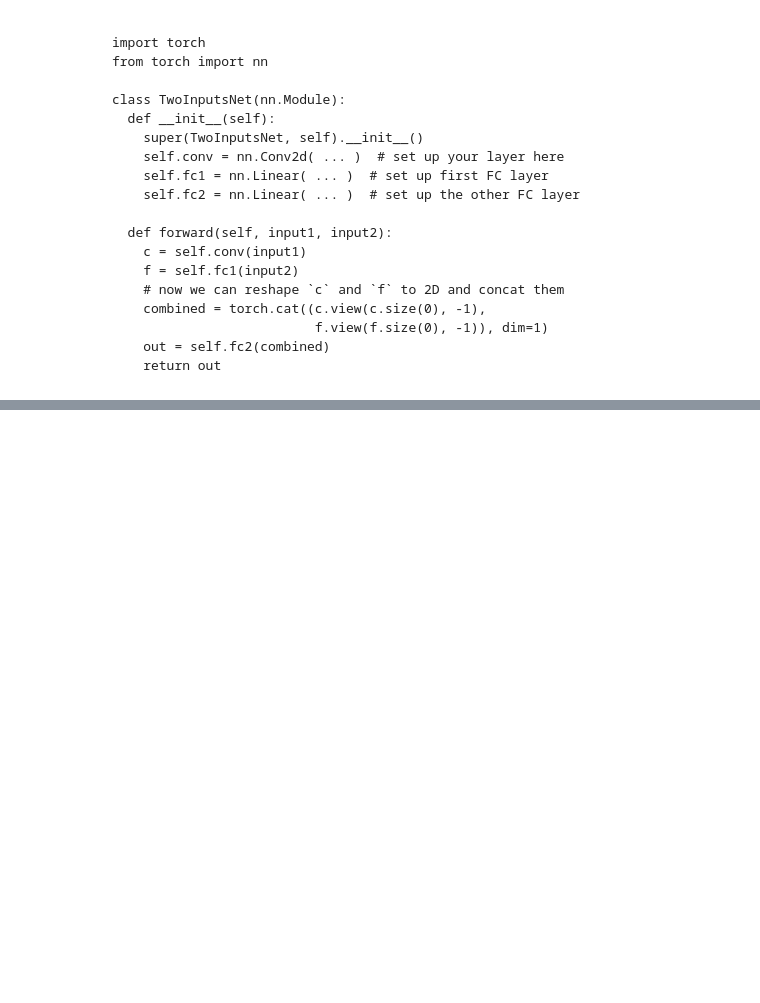
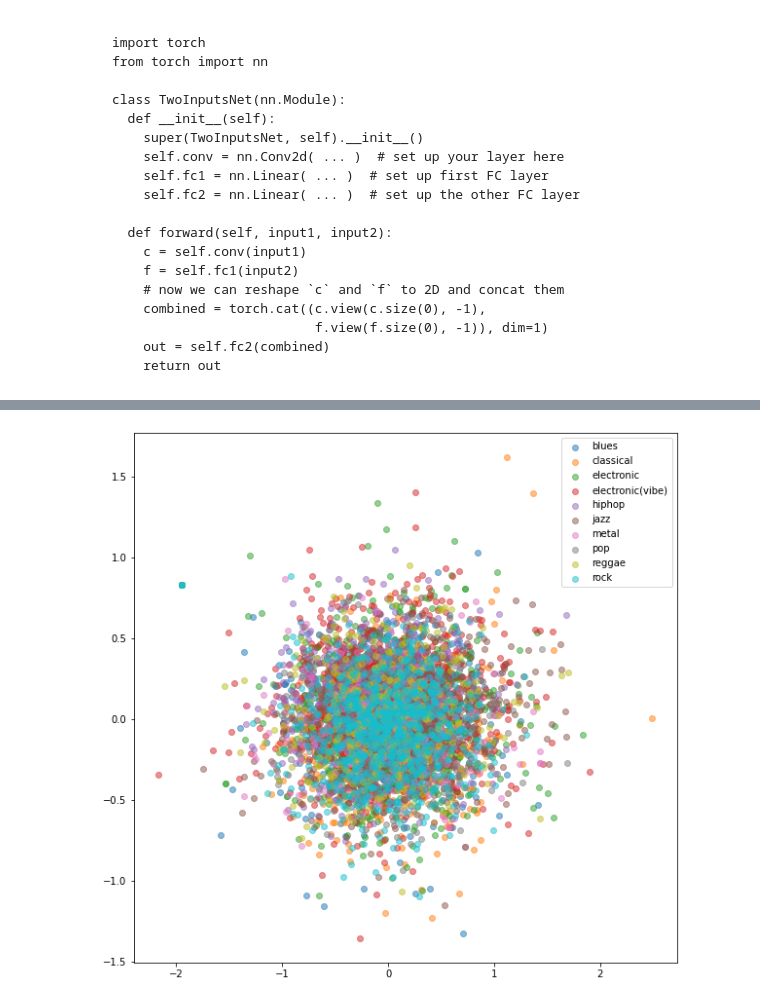
Before and after one commit to DFGANDP/Music-Recommendation-System, a Jupyter notebook: Music_System_Recommender.ipynb, the cells around one changed output, grey strips where cells are left out. Cells and saved outputs as stored; diff of their text form; code cells hidden in the pictures; blank space fills up the shorter version.

```diff
--- a/Music_System_Recommender.ipynb
+++ b/Music_System_Recommender.ipynb
@@ -1858,0 +2069,16 @@ class TwoInputsNet(nn.Module):
+# %%
+import torch.optim.lr_scheduler
+import torch.optim
+
+
+print(device)
+
+embed_model = EmbeddingNet(latent_dim=256, architecture=18).to(device)
+siamesenet = SiameseNetwork(embed_model).to(device)
+margin = 1.
+loss_fn = ContrastiveLoss(margin) # margin 2.0
+lr = 1e-3
+optimizer = torch.optim.Adam(siamesenet.parameters(), lr=lr)
+scheduler = torch.optim.lr_scheduler.StepLR(optimizer, 8, gamma=0.1, last_epoch=-1)
+n_epochs = 8
+log_interval = 50 # ?
@@ -1858,0 +2348,27 @@ class TwoInputsNet(nn.Module):
+# %%
+# funkcje uporzadkowac
+from sklearn.decomposition import PCA
+import numpy as np
+embeddings_train, labels_train = extract_embeddings(plot_dl, siamesenet)
+pca = PCA(n_components=2)
+principalComponents_train = pca.fit_transform(embeddings_train)
+# %%
+audio_classes = ['blues', 'classical', 'electronic', 'electronic(vibe)', 'hiphop', 'jazz', 'metal', 'pop', 'reggae', 'rock']
+colors = ['#1f77b4', '#ff7f0e', '#2ca02c', '#d62728',
+              '#9467bd', '#8c564b', '#e377c2', '#7f7f7f',
+              '#bcbd22', '#17becf']
+mnist_classes = {
+    "blues" : 0,
+    "classical" : 1,
+    "electronic" : 2,
+    "electronic(vibe)" : 3,
+    "hiphop" : 4,
+    "jazz" : 5,
+    "metal" : 6,
+    "pop" : 7,
+    "reggae" : 8,
+    "rock" : 9
+}
+plot_embeddings(principalComponents_train, labels_train)
+# %% [output]
+[figure, added]
```
Also changed, not shown: parts of 56 cells of this notebook, 3 other files.
